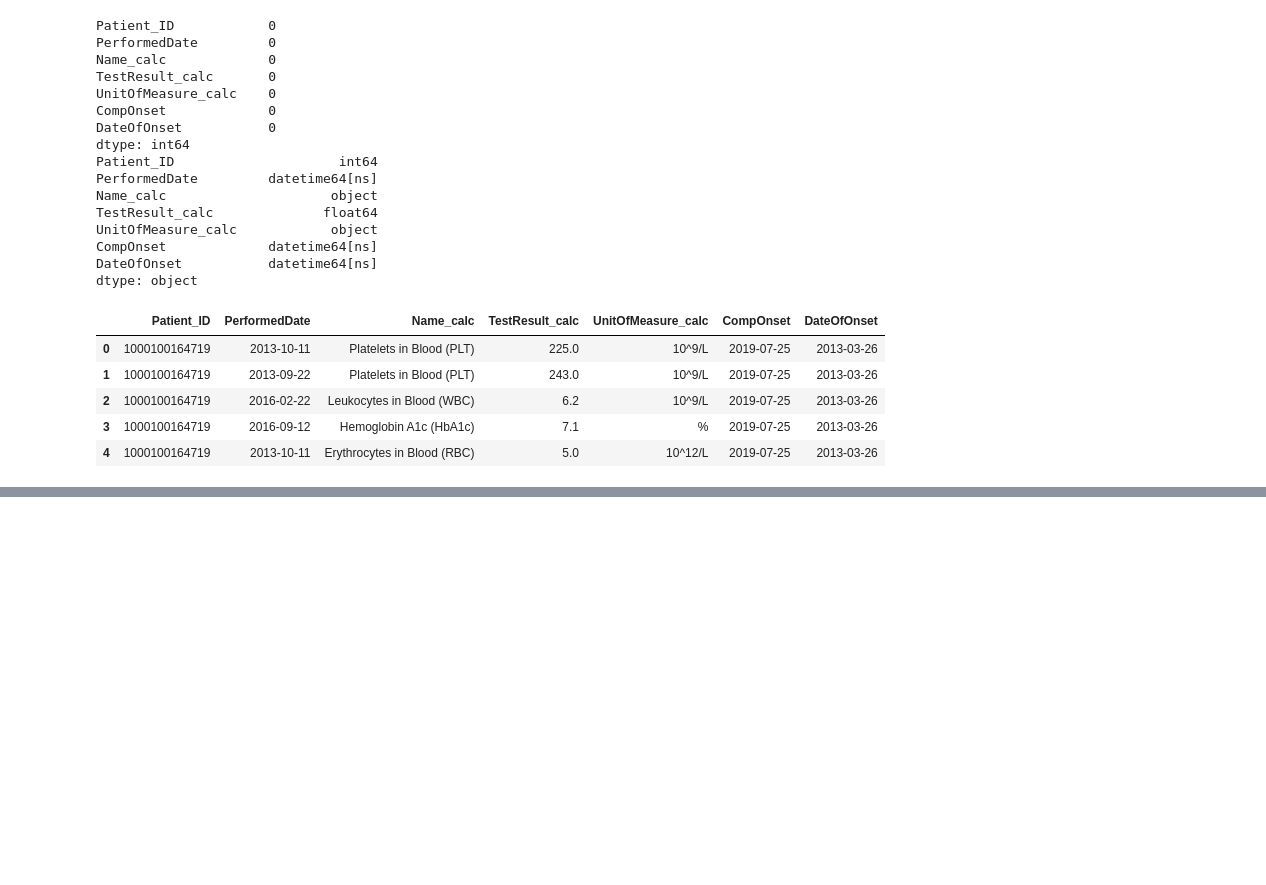
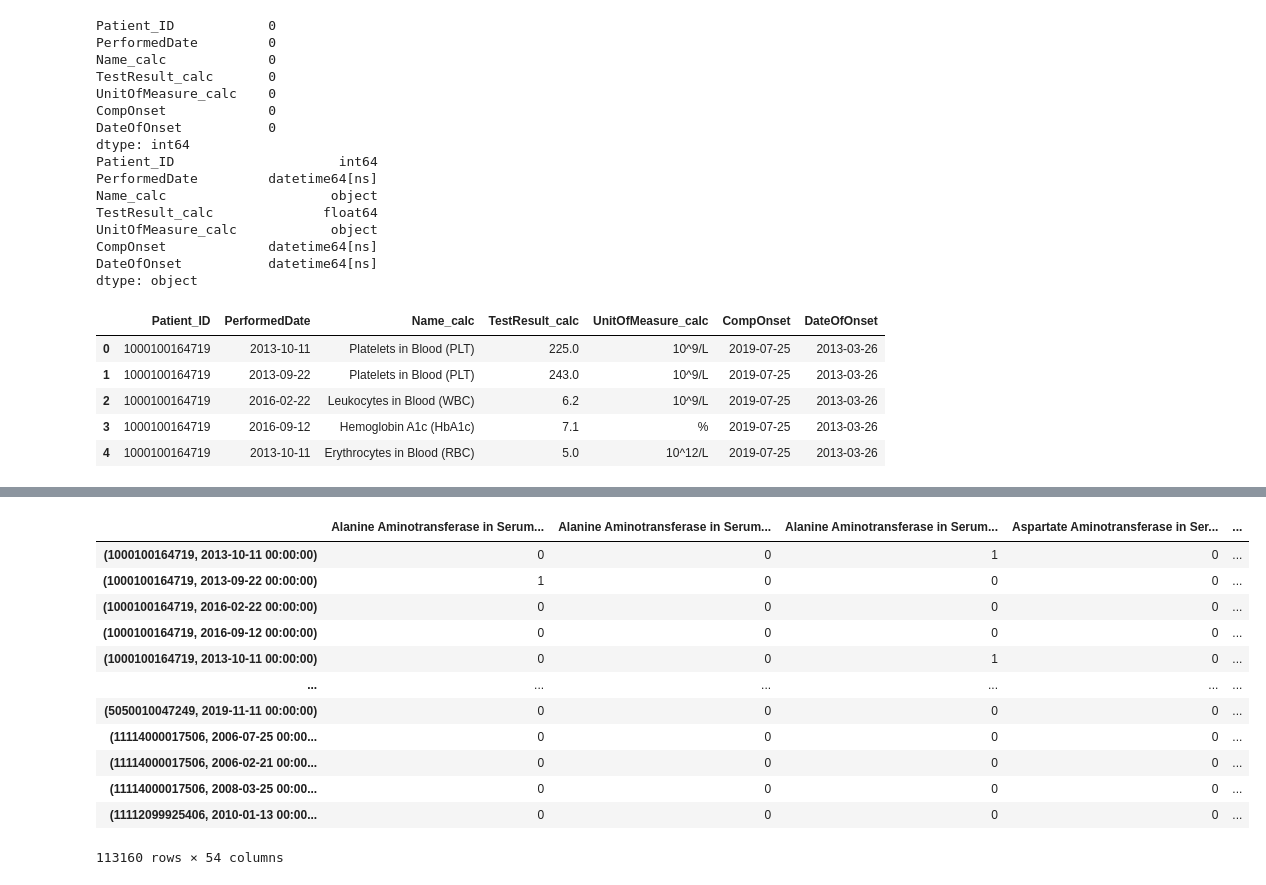
Before and after one commit to DavidHuang0621/DiabetesRiskPrediction, a Jupyter notebook: Lab & Exam Embedding.ipynb, the cells around one changed output, grey strips where cells are left out. Saved outputs shown, nothing was run; the diff lists cells and outputs as text; code cells hidden in the pictures; blank space fills up the shorter version.

```diff
--- a/Lab & Exam Embedding.ipynb
+++ b/Lab & Exam Embedding.ipynb
@@ -176,0 +291,16 @@ turtiles = pd.read_csv('TestTurtiles.csv')
+# %%
+RowFeatures
+# %% [output]
+|  | Alanine Aminotransferase in Serum... | Alanine Aminotransferase in Serum... | Alanine Aminotransferase in Serum... | Aspartate Aminotransferase in Ser... | ... |
+| (1000100164719, 2013-10-11 00:00:00) | 0 | 0 | 1 | 0 | ... |
+| (1000100164719, 2013-09-22 00:00:00) | 1 | 0 | 0 | 0 | ... |
+| (1000100164719, 2016-02-22 00:00:00) | 0 | 0 | 0 | 0 | ... |
+| (1000100164719, 2016-09-12 00:00:00) | 0 | 0 | 0 | 0 | ... |
+| (1000100164719, 2013-10-11 00:00:00) | 0 | 0 | 1 | 0 | ... |
+| ... | ... | ... | ... | ... | ... |
+| (5050010047249, 2019-11-11 00:00:00) | 0 | 0 | 0 | 0 | ... |
+| (11114000017506, 2006-07-25 00:00... | 0 | 0 | 0 | 0 | ... |
+| (11114000017506, 2006-02-21 00:00... | 0 | 0 | 0 | 0 | ... |
+| (11114000017506, 2008-03-25 00:00... | 0 | 0 | 0 | 0 | ... |
+| (11112099925406, 2010-01-13 00:00... | 0 | 0 | 0 | 0 | ... |
+113160 rows × 54 columns
```
Also changed, not shown: parts of 17 cells of this notebook.
